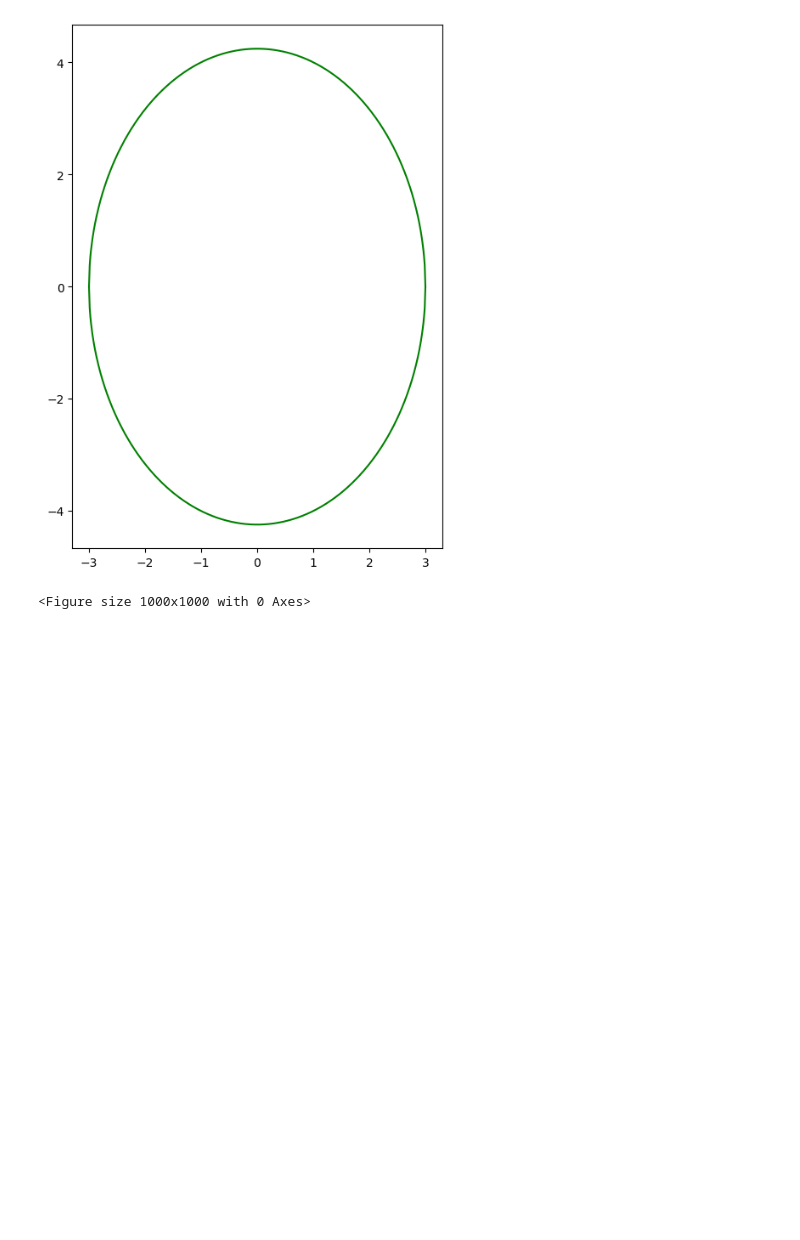
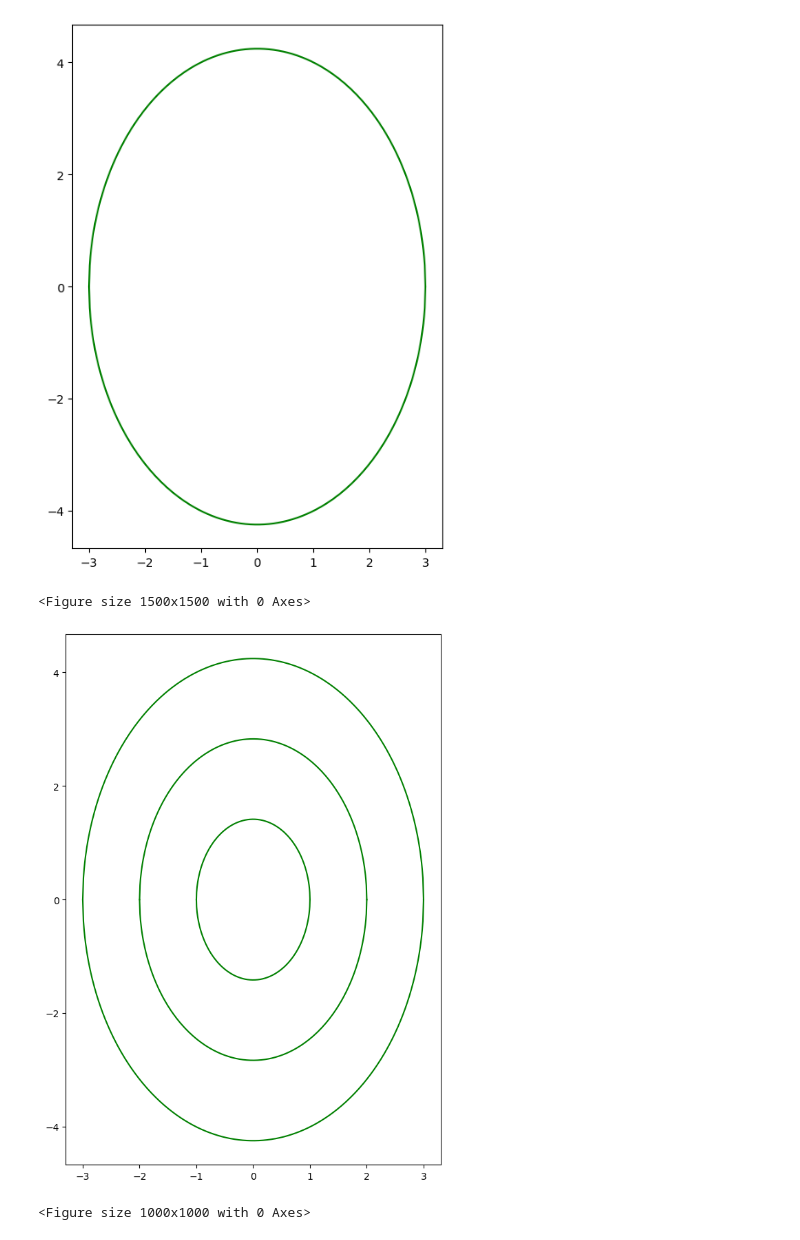
Before and after one commit to LaGrunje/PerceptionInRobotics, a Jupyter notebook: PS1/AlexanderLepinskikh_PS1.ipynb, the cells around one changed output. Cells and saved outputs as stored; diff of their text form; code cells hidden in the pictures; blank space fills up the shorter version.

```diff
--- a/PS1/AlexanderLepinskikh_PS1.ipynb
+++ b/PS1/AlexanderLepinskikh_PS1.ipynb
@@ -188,3 +190,8 @@ def plot2dcov(mean: np.array, cov: np.array, k: np.int64, number_of_points: np.i
+# %%
+def create2Dellipse(mean: np.array, cov: np.array, k: np.int64, number_of_points: np.int64) -> Tuple[np.array, np.array]:
+    upper, lower = generate_points(k, number_of_points)
+    upper, lower = transform(mean, cov, upper, lower)
+    return upper, lower
 # %%
 cov = np.array([[1, 0], [0, 2]])
 mean = np.array([0, 0])
@@ -206,6 +213,25 @@ plot2dcov(mean, cov, 3, 1000, color='green', type='line')
 # %% [output]
 <Figure size 1000x1000 with 0 Axes>
 [figure]
+# %%
+cov = np.array([[1, 0], [0, 2]])
+mean = np.array([0, 0])
+upper1, lower1 = create2Dellipse(mean, cov, 1, 1000)
+upper2, lower2 = create2Dellipse(mean, cov, 2, 1000)
+upper3, lower3 = create2Dellipse(mean, cov, 3, 1000)
+plt.figure(figsize=(15,15))
+fig, ax = plt.subplots(figsize=(10,10))
+ax.set_aspect('equal')
+plt.plot(upper1[0,:], upper1[1, :], color='green')
+plt.plot(lower1[0, :], lower1[1, :], color='green')
+plt.plot(upper2[0,:], upper2[1, :], color='green')
+plt.plot(lower2[0, :], lower2[1, :], color='green')
+plt.plot(upper3[0,:], upper3[1, :], color='green')
+plt.plot(lower3[0, :], lower3[1, :], color='green')
+plt.show()
+# %% [output]
+<Figure size 1500x1500 with 0 Axes>
+[figure, added]
 # %%
 cov = np.array([[3, -0.4], [-0.4, 2]])
 mean = np.array([5, 0])
```
Also changed, not shown: parts of 37 cells of this notebook.
